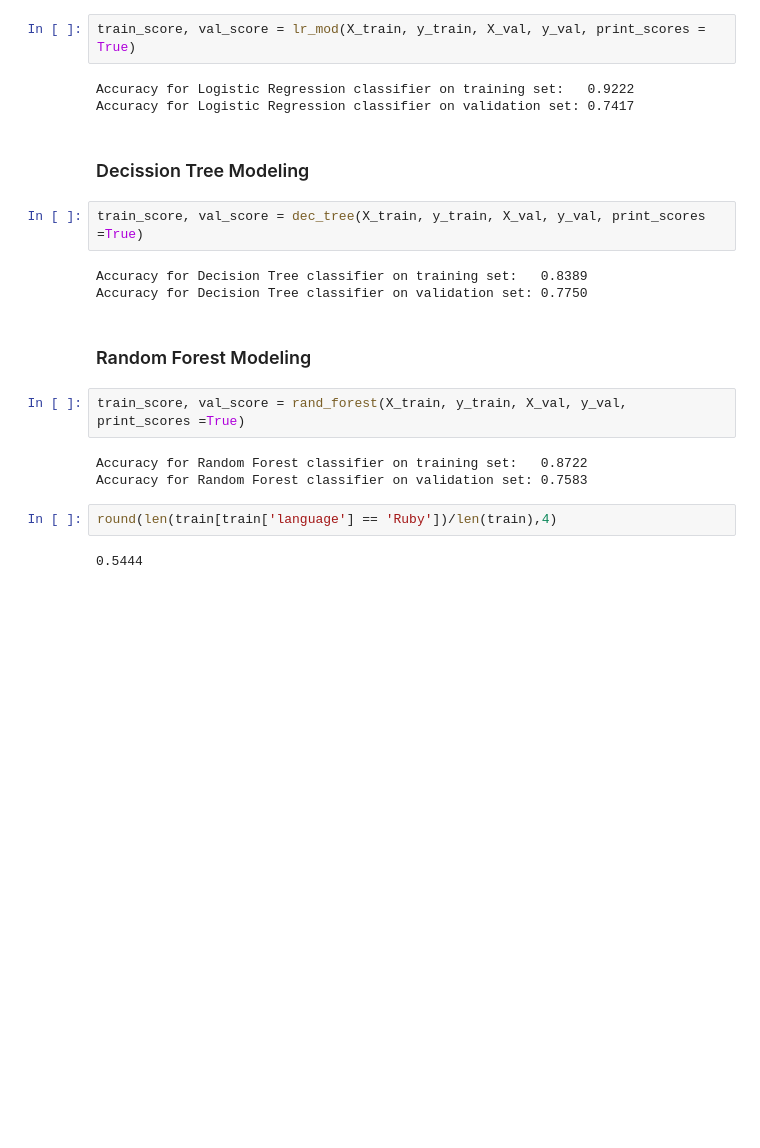
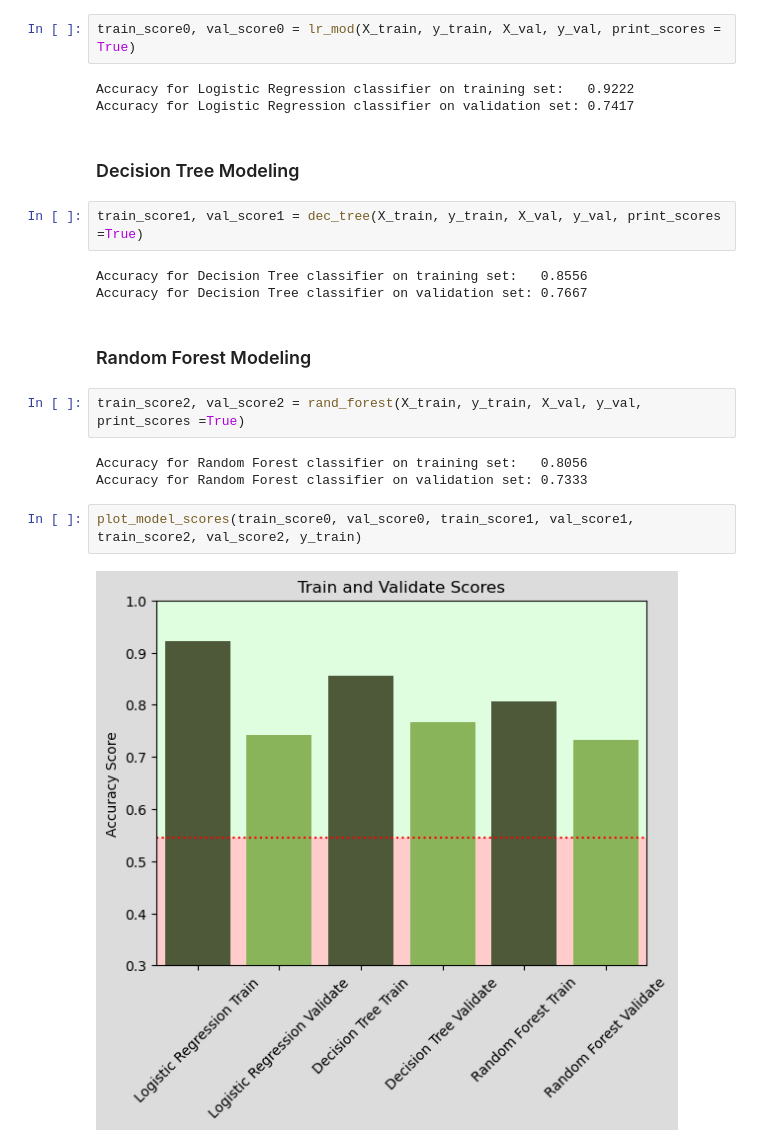
Before and after one commit to Speakeasy-Casino/ace-archives, a Jupyter notebook: final_product.ipynb, the cells around one changed output. Drawn from its saved outputs; the diff is of its cells as text; blank space fills up the shorter version.

```diff
--- a/final_product.ipynb
+++ b/final_product.ipynb
@@ -52,25 +61,25 @@ X_train, y_train, X_val, y_val, X_test, y_test = train_val_test(train, val, test
 # %%
 X_train, X_val, X_test = vectorize_data(X_train, X_val, X_test)
 # %%
-train_score, val_score = lr_mod(X_train, y_train, X_val, y_val, print_scores = True)
+train_score0, val_score0 = lr_mod(X_train, y_train, X_val, y_val, print_scores = True)
 # %% [output]
 Accuracy for Logistic Regression classifier on training set:   0.9222
 Accuracy for Logistic Regression classifier on validation set: 0.7417
 # %% [markdown]
-### Decission Tree Modeling
+### Decision Tree Modeling
 # %%
-train_score, val_score = dec_tree(X_train, y_train, X_val, y_val, print_scores =True)
+train_score1, val_score1 = dec_tree(X_train, y_train, X_val, y_val, print_scores =True)
 # %% [output]
-Accuracy for Decision Tree classifier on training set:   0.8389
-Accuracy for Decision Tree classifier on validation set: 0.7750
+Accuracy for Decision Tree classifier on training set:   0.8556
+Accuracy for Decision Tree classifier on validation set: 0.7667
 # %% [markdown]
 ### Random Forest Modeling
 # %%
-train_score, val_score = rand_forest(X_train, y_train, X_val, y_val, print_scores =True)
+train_score2, val_score2 = rand_forest(X_train, y_train, X_val, y_val, print_scores =True)
 # %% [output]
-Accuracy for Random Forest classifier on training set:   0.8722
-Accuracy for Random Forest classifier on validation set: 0.7583
+Accuracy for Random Forest classifier on training set:   0.8056
+Accuracy for Random Forest classifier on validation set: 0.7333
-# %%
-round(len(train[train['language'] == 'Ruby'])/len(train),4)
-# %% [output]
-0.5444
+# %%
+plot_model_scores(train_score0, val_score0, train_score1, val_score1, train_score2, val_score2, y_train)
+# %% [output]
+[figure, added]
```
Also changed, not shown: parts of 5 cells of this notebook, 2 other files.
